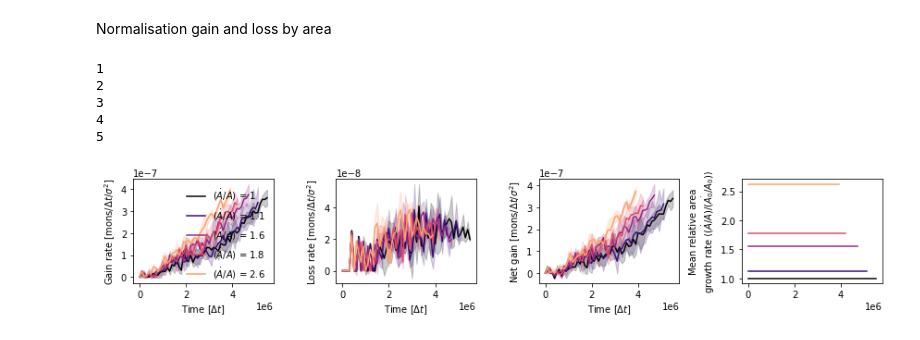
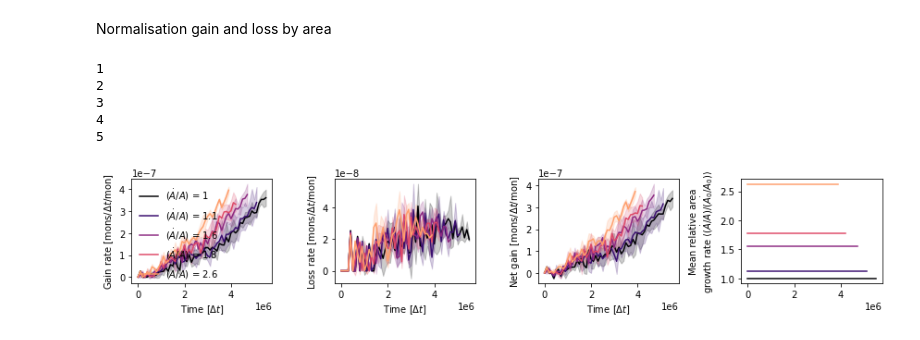
Before and after one commit to Billie1717/ColIVTurnover_Simulations, a Jupyter notebook: Data_and_Figures_2026/Fig_AreaGrowthRate/AreaGrowthRates_LossGain.ipynb, the cells around one changed output. Saved outputs shown, nothing was run; the diff lists cells and outputs as text; code cells hidden in the pictures.

Commit message:
added area growth rate data

```diff
--- a/Data_and_Figures_2026/Fig_AreaGrowthRate/AreaGrowthRates_LossGain.ipynb
+++ b/Data_and_Figures_2026/Fig_AreaGrowthRate/AreaGrowthRates_LossGain.ipynb
@@ -76,3 +76,23 @@ fig.savefig(plotsdir + 'Gain_Loss_Net_AreaGrowthRate.png',dpi = 300)
 4
 5
 [figure]
+# %%
+fig2, ax2 = plt.subplots(1, figsize=(4, 3), sharex=True)
+files = sorted(outdir.glob("AreaRate_*.dat"))
+
+count = 0
+for fp in files:
+    df = pandas.read_csv(fp, sep=r"\s+", engine="python")
+    t = df["time"].to_numpy()
+    Adot = df["Adot"].to_numpy()
+    Adot_std = df["Adot_std"].to_numpy()
+    clrs = count/5
+    count+=1
+    print(count)
+    ax2.plot(t, Adot, label="$(\dot{A}/A)$ = " +str(np.round(agr,1)), color=cmap(clrs))
+    ax2.fill_between(t, Adot-Adot_std, Adot+Adot_std,color=cmap(clrs), alpha=0.2)
+
+ax2.legend(frameon=False,loc = 'upper left')
+ax2.set_ylabel(r'Area growth rate, $\dot{A}/A~[/\Delta t$]')
+ax2.set_xlabel(r'Time [$\Delta t$]')
+fig2.tight_layout()
@@ -139,34 +166,34 @@ for fp in files:
     gain = df["gain_PerMon"].to_numpy()
     gain_std = df["gain_std"].to_numpy()
     agr = df["areagrowthrate"].to_numpy()[0]
     net = np.subtract(gain,loss)
     net_std = np.add(gain_std,loss_std)
     clrs = count/5
     count+=1
     print(count)
     ax[0].plot(t, gain, label="$(\dot{A}/A)$ = " +str(np.round(agr,1)), color=cmap(clrs))
     ax[0].fill_between(t, gain-gain_std, gain+gain_std,color=cmap(clrs), alpha=0.2)
     ax[1].plot(t, loss, color=cmap(clrs))
     ax[1].fill_between(t, loss-loss_std, loss+loss_std,color=cmap(clrs), alpha=0.2)
     ax[2].plot(t,net, color=cmap(clrs))
     ax[2].fill_between(t, net-net_std, net+net_std,color=cmap(clrs), alpha=0.2)
     ax[3].plot(t, np.ones_like(t)*agr, color=cmap(clrs))
 
 ax[0].legend(frameon=False,loc = 'upper left')
 
 
-ax[0].set_ylabel(r'Gain rate [mons$/\Delta t/\sigma^2$]')
-ax[1].set_ylabel(r'Loss rate [mons$/\Delta t/\sigma^2$]')
-ax[2].set_ylabel(r'Net gain [mons$/\Delta t/\sigma^2$]')
+ax[0].set_ylabel(r'Gain rate [mons$/\Delta t/$mon]')
+ax[1].set_ylabel(r'Loss rate [mons$/\Delta t/$mon]')
+ax[2].set_ylabel(r'Net gain [mons$/\Delta t/$mon]')
 ax[3].set_ylabel("Mean relative area\n"+r"growth rate $\langle (\dot{A}/A)/(\dot{A_{0}}/A_{0})\rangle$")
 for i in range(3):
     ax[i].set_xlabel(r'Time [$\Delta t$]')
 fig.tight_layout()
 fig.savefig(plotsdir + 'Gain_Loss_Net_AreaGrowthRate_PerMonomer.png',dpi = 300)
 # %% [output]
 1
 2
 3
 4
 5
-[figure, old version]
+[figure, new version]
```
Also changed, not shown: parts of 1 cell of this notebook, 10 other files.
